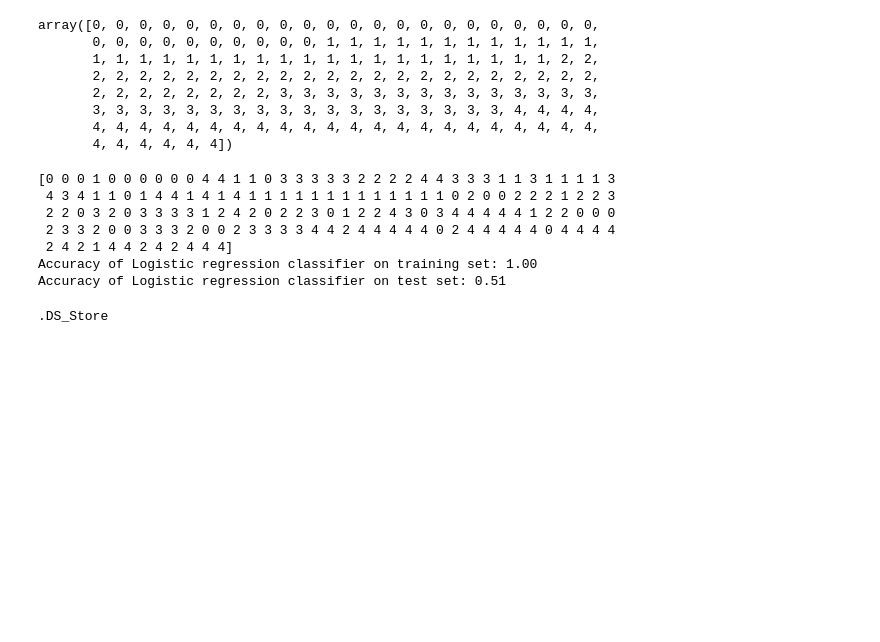
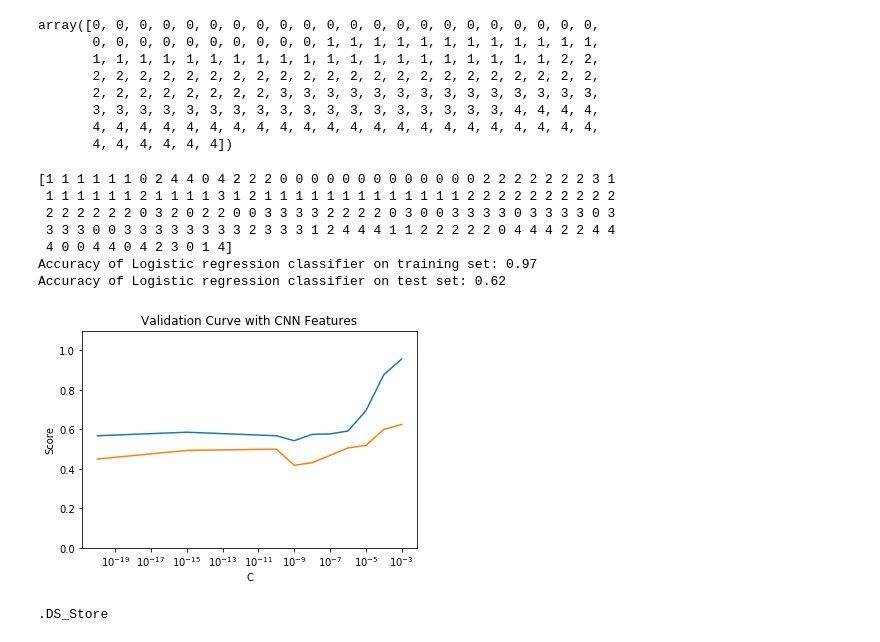
Before and after one commit to jain-rish/animal-tracks, a Jupyter notebook: image_classification.ipynb, the cells around one changed output. Saved outputs shown, nothing was run; the diff lists cells and outputs as text; code cells hidden in the pictures; blank space fills up the shorter version.

```diff
--- a/image_classification.ipynb
+++ b/image_classification.ipynb
@@ -282,65 +275,62 @@ train_data = s_scaler.fit_transform(train_data)
 test_data = s_scaler.transform(test_data)
 
 
-clf = LogisticRegression(penalty='l1', C=1, multi_class='multinomial').fit(train_data, train_labels)
+clf = LogisticRegression(penalty='l2', C=1, multi_class='multinomial', solver='saga').fit(train_data, train_labels)
 pred = clf.predict(test_data)
 
 print(pred)
 np.save(open(os.path.join(test_data_dir,'pred_nn_raw.npy'),'wb'), pred)
 np.save(open(os.path.join(test_data_dir,'act_nn_raw.npy'),'wb'), test_labels)
 
 print('Accuracy of Logistic regression classifier on training set: {:.2f}'
      .format(clf.score(train_data, train_labels)))
 print('Accuracy of Logistic regression classifier on test set: {:.2f}'
      .format(clf.score(test_data, test_labels)))
 
 
 
 
 # clf = SVC(C=0.00001,kernel='linear').fit(train_data, train_labels)
 pred = clf.predict(test_data)
 
-# print('Accuracy of SVM classifier on training set: {:.2f}'
-#      .format(clf.score(train_data, train_labels)))
-# print('Accuracy of SVM classifier on test set: {:.2f}'
-#      .format(clf.score(test_data, test_labels)))
 
-# train_acc_nn = []
-# test_acc_nn = []
+train_acc_nn = []
+test_acc_nn = []
 # param_range = [0.001, 0.01, 0.1, 1, 10, 100, 1000, 10000, 100000]
-# # param_range = [10**(-20), 10**(-15), 10**(-10), 0.000000001, 0.00000001, 0.0000001, 0.000001, 0.00001, 0.0001, 0.001]
-# for this_C in param_range:
-#     clf = LogisticRegression(penalty='l1', C=this_C).fit(train_data, train_labels)
-# #     clf = SVC(C=this_C).fit(train_data, train_labels)
-#     train_acc_nn = np.append(train_acc_nn,clf.score(train_data,train_labels))
-#     test_acc_nn = np.append(test_acc_nn, clf.score(test_data,test_labels))
+param_range = [10**(-20), 10**(-15), 10**(-10), 0.000000001, 0.00000001, 0.0000001, 0.000001, 0.00001, 0.0001, 0.001]
+for this_C in param_range:
+    clf = LogisticRegression(penalty='l2', C=this_C, multi_class='multinomial', solver='saga').fit(train_data, train_labels)
+#     clf = SVC(C=this_C).fit(train_data, train_labels)
+    train_acc_nn = np.append(train_acc_nn,clf.score(train_data,train_labels))
+    test_acc_nn = np.append(test_acc_nn, clf.score(test_data,test_labels))
 
 
-# plt.figure()
+plt.figure()
 
-# plt.title('Validation Curve with CNN Features')
-# plt.xlabel('C')
-# plt.ylabel('Score')
-# plt.ylim(0.0, 1.1)
-# lw = 2
+plt.title('Validation Curve with CNN Features')
+plt.xlabel('C')
+plt.ylabel('Score')
+plt.ylim(0.0, 1.1)
+lw = 2
 
-# plt.semilogx(param_range, train_acc_nn, label='Training score')
+plt.semilogx(param_range, train_acc_nn, label='Training score')
 
-# plt.semilogx(param_range, test_acc_nn, label='Testing score')
+plt.semilogx(param_range, test_acc_nn, label='Testing score')
 
-# #plt.show()
-# plt.savefig('NN_validation.png')
+#plt.show()
+plt.savefig(os.path.join(test_data_dir,'NN_validation_L1.png'))
 
 
 #import pdb
 # %% [output]
-[0 0 0 1 0 0 0 0 0 0 4 4 1 1 0 3 3 3 3 3 2 2 2 2 4 4 3 3 3 1 1 3 1 1 1 1 3
- 4 3 4 1 1 0 1 4 4 1 4 1 4 1 1 1 1 1 1 1 1 1 1 1 1 1 0 2 0 0 2 2 2 1 2 2 3
- 2 2 0 3 2 0 3 3 3 3 1 2 4 2 0 2 2 3 0 1 2 2 4 3 0 3 4 4 4 4 4 1 2 2 0 0 0
- 2 3 3 2 0 0 3 3 3 2 0 0 2 3 3 3 3 4 4 2 4 4 4 4 4 0 2 4 4 4 4 4 0 4 4 4 4
- 2 4 2 1 4 4 2 4 2 4 4 4]
-Accuracy of Logistic regression classifier on training set: 1.00
-Accuracy of Logistic regression classifier on test set: 0.51
+[1 1 1 1 1 1 0 2 4 4 0 4 2 2 2 0 0 0 0 0 0 0 0 0 0 0 0 0 2 2 2 2 2 2 2 3 1
+ 1 1 1 1 1 1 2 1 1 1 1 3 1 2 1 1 1 1 1 1 1 1 1 1 1 1 1 2 2 2 2 2 2 2 2 2 2
+ 2 2 2 2 2 2 0 3 2 0 2 2 0 0 3 3 3 3 2 2 2 2 0 3 0 0 3 3 3 3 0 3 3 3 3 0 3
+ 3 3 3 0 0 3 3 3 3 3 3 3 3 2 3 3 3 1 2 4 4 4 1 1 2 2 2 2 2 0 4 4 4 2 2 4 4
+ 4 0 0 4 4 0 4 2 3 0 1 4]
+Accuracy of Logistic regression classifier on training set: 0.97
+Accuracy of Logistic regression classifier on test set: 0.62
+[figure, added]
 # %%
 plt.figure()
 
```
Also changed, not shown: parts of 4 cells of this notebook, 3 other files.
